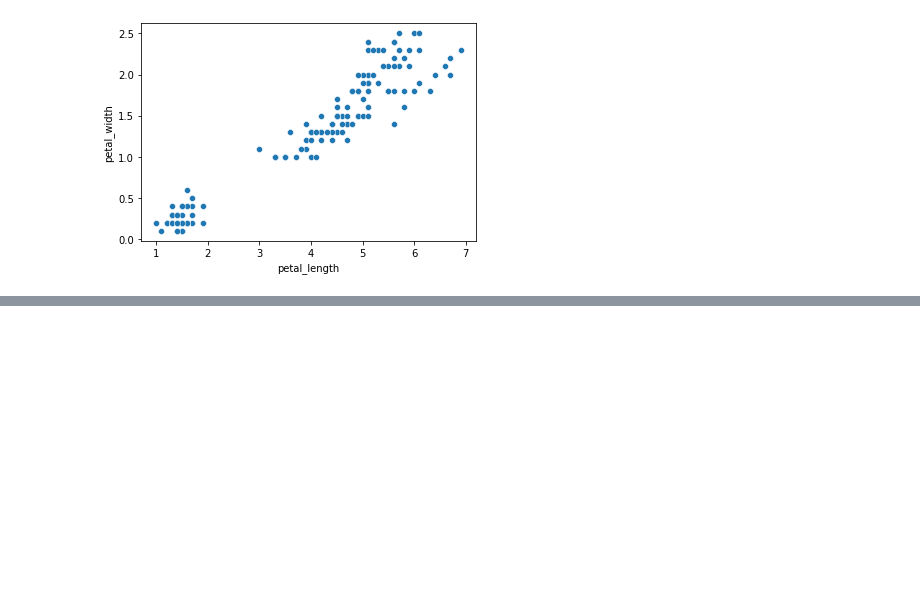
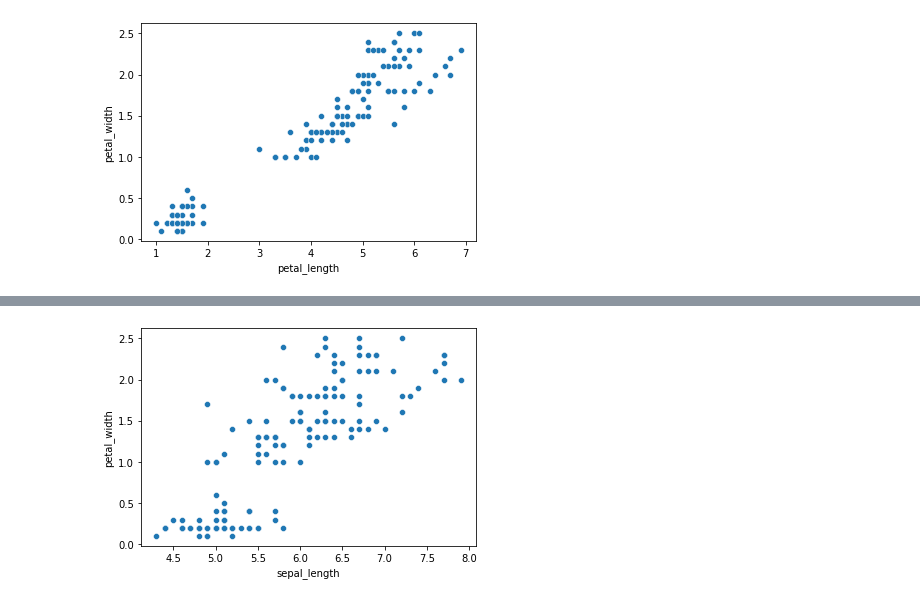
Before and after one commit to JardelSilva-86/Python-para-An-lise-de-Dados, a Jupyter notebook: Estatística_Descritiva.ipynb, the cells around one changed output, grey strips where cells are left out. Cells and saved outputs as stored; diff of their text form; code cells hidden in the pictures; blank space fills up the shorter version.

```diff
--- a/Estatística_Descritiva.ipynb
+++ b/Estatística_Descritiva.ipynb
@@ -225,0 +242,4 @@ sns.scatterplot( data=base_dados, x='petal_length', y='petal_width');
+# %%
+sns.scatterplot( data=base_dados, x='sepal_length', y='petal_width');
+# %% [output]
+[figure, added]
```
Also changed, not shown: parts of 3 cells of this notebook.
